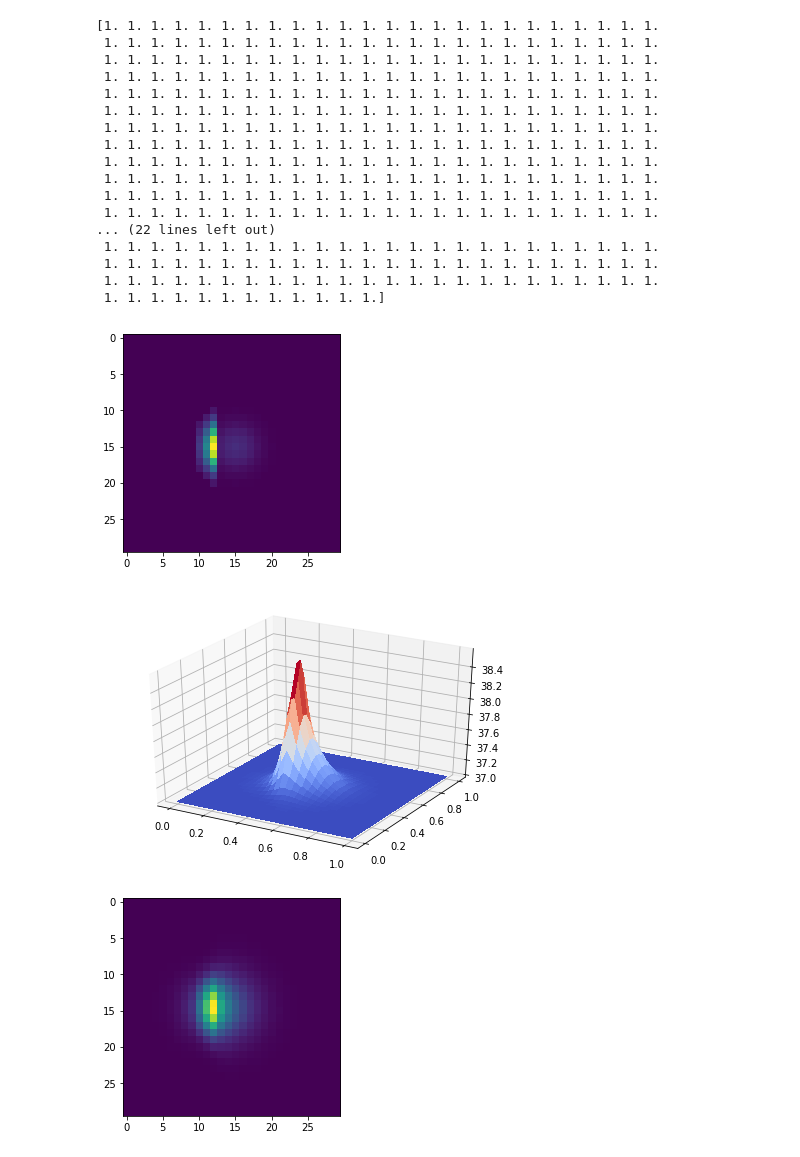
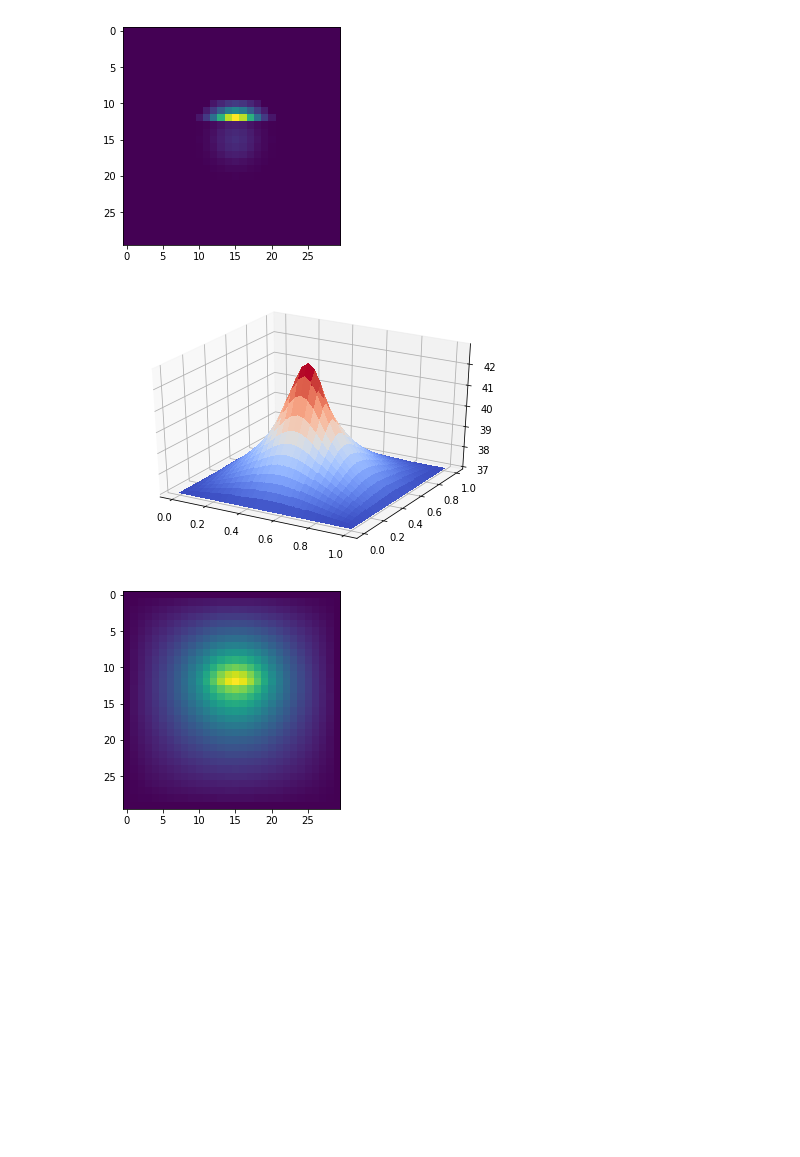
Before and after one commit to MargaretDuff/Industrial-Maths, a Jupyter notebook: HIFU/HIFU crank nicholson 13-12-2018.ipynb, the cells around one changed output. Drawn from its saved outputs; the diff is of its cells as text; code cells hidden in the pictures; blank space fills up the shorter version.

```diff
--- a/HIFU/HIFU crank nicholson 13-12-2018.ipynb
+++ b/HIFU/HIFU crank nicholson 13-12-2018.ipynb
@@ -51,7 +51,7 @@ class CNmethod:
         plt.show()
 
     def lhsMatrixA(self):
-        structure_columns=self.structure.flatten('C')
+        structure_columns=self.structure.flatten('F')
         maindiag = np.ones( self.M**2)
         maindiag[structure_columns!=0]=(1+3*self.r_bone*self.alpha)
         maindiag[structure_columns==0]=(1+3*self.r_muscle*self.alpha)
@@ -128,7 +128,7 @@ class CNmethod:
 
 
     def rhsMatrixA(self):
-        structure_columns=self.structure.flatten('C')
+        structure_columns=self.structure.flatten('F')
         maindiag = np.ones( self.M**2)
         maindiag[structure_columns!=0]=(1-3*self.r_bone*(1-self.alpha))
         maindiag[structure_columns==0]=(1-3*self.r_muscle*(1-self.alpha))
@@ -198,7 +198,7 @@ class CNmethod:
 
         plt.imshow(self.A_rhs)
         plt.show()
-        print(self.A_rhs.sum(axis=1))
+
     def solve_and_plot(self): # Important bit!!!!!!!!!!!!!!
         fig = plt.figure()
         ax = fig.gca(projection='3d')
@@ -206,9 +206,9 @@ class CNmethod:
         tc = 0
         nstep = round(self.maxt/self.dt)
         while tc < nstep:
-            b1 = np.flipud(self.U).reshape(self.M**2, 1)
+            b1 = self.U.flatten('F')
             sol = np.linalg.solve(self.A, np.matmul(self.A_rhs, b1))
-            self.U = sol.reshape(self.M, self.M)
+            self.U = sol.reshape(self.M, self.M,order='F')
             self.U=self.U+self.Q*self.dt
             self.U[0,:]=np.ones(self.M)*37
             self.U[-1,:]=np.ones(self.M)*37
@@ -226,8 +226,8 @@ class CNmethod:
 # %%
 M=30
 structure=np.zeros((M,M))
-structure[:,int(0.3*M):int(0.45*M)]=structure[:,int(0.3*M):int(0.45*M)]+1
-#structure[int(0.3*M):int(0.45*M)]=structure[int(0.3*M):int(0.45*M)]+1
+#structure[:,int(0.3*M):int(0.45*M)]=structure[:,int(0.3*M):int(0.45*M)]+1
+structure[int(0.3*M):int(0.45*M)]=structure[int(0.3*M):int(0.45*M)]+1
 plt.imshow(structure)
 plt.show()
 # %% [output]
@@ -235,30 +235,13 @@ plt.show()
 # %%
 def main():
-    simulator = CNmethod(M, 0.05, structure, 0.55)
+    simulator = CNmethod(M, 3, structure, 0.55)
     simulator.solve_and_plot()
 
 if __name__ == "__main__":
     main()
 # %% [output]
 [figure]
 [figure]
-[1. 1. 1. 1. 1. 1. 1. 1. 1. 1. 1. 1. 1. 1. 1. 1. 1. 1. 1. 1. 1. 1. 1. 1.
- 1. 1. 1. 1. 1. 1. 1. 1. 1. 1. 1. 1. 1. 1. 1. 1. 1. 1. 1. 1. 1. 1. 1. 1.
- 1. 1. 1. 1. 1. 1. 1. 1. 1. 1. 1. 1. 1. 1. 1. 1. 1. 1. 1. 1. 1. 1. 1. 1.
- 1. 1. 1. 1. 1. 1. 1. 1. 1. 1. 1. 1. 1. 1. 1. 1. 1. 1. 1. 1. 1. 1. 1. 1.
- 1. 1. 1. 1. 1. 1. 1. 1. 1. 1. 1. 1. 1. 1. 1. 1. 1. 1. 1. 1. 1. 1. 1. 1.
- 1. 1. 1. 1. 1. 1. 1. 1. 1. 1. 1. 1. 1. 1. 1. 1. 1. 1. 1. 1. 1. 1. 1. 1.
- 1. 1. 1. 1. 1. 1. 1. 1. 1. 1. 1. 1. 1. 1. 1. 1. 1. 1. 1. 1. 1. 1. 1. 1.
- 1. 1. 1. 1. 1. 1. 1. 1. 1. 1. 1. 1. 1. 1. 1. 1. 1. 1. 1. 1. 1. 1. 1. 1.
- 1. 1. 1. 1. 1. 1. 1. 1. 1. 1. 1. 1. 1. 1. 1. 1. 1. 1. 1. 1. 1. 1. 1. 1.
- 1. 1. 1. 1. 1. 1. 1. 1. 1. 1. 1. 1. 1. 1. 1. 1. 1. 1. 1. 1. 1. 1. 1. 1.
- 1. 1. 1. 1. 1. 1. 1. 1. 1. 1. 1. 1. 1. 1. 1. 1. 1. 1. 1. 1. 1. 1. 1. 1.
- 1. 1. 1. 1. 1. 1. 1. 1. 1. 1. 1. 1. 1. 1. 1. 1. 1. 1. 1. 1. 1. 1. 1. 1.
-... (22 lines left out)
- 1. 1. 1. 1. 1. 1. 1. 1. 1. 1. 1. 1. 1. 1. 1. 1. 1. 1. 1. 1. 1. 1. 1. 1.
- 1. 1. 1. 1. 1. 1. 1. 1. 1. 1. 1. 1. 1. 1. 1. 1. 1. 1. 1. 1. 1. 1. 1. 1.
- 1. 1. 1. 1. 1. 1. 1. 1. 1. 1. 1. 1. 1. 1. 1. 1. 1. 1. 1. 1. 1. 1. 1. 1.
- 1. 1. 1. 1. 1. 1. 1. 1. 1. 1. 1. 1.]
-[figure, old version]
+[figure, new version]
-[figure, old version]
+[figure, new version]
-[figure, old version]
+[figure, new version]
```
Also changed, not shown: parts of 1 cell of this notebook, 1 other file.
